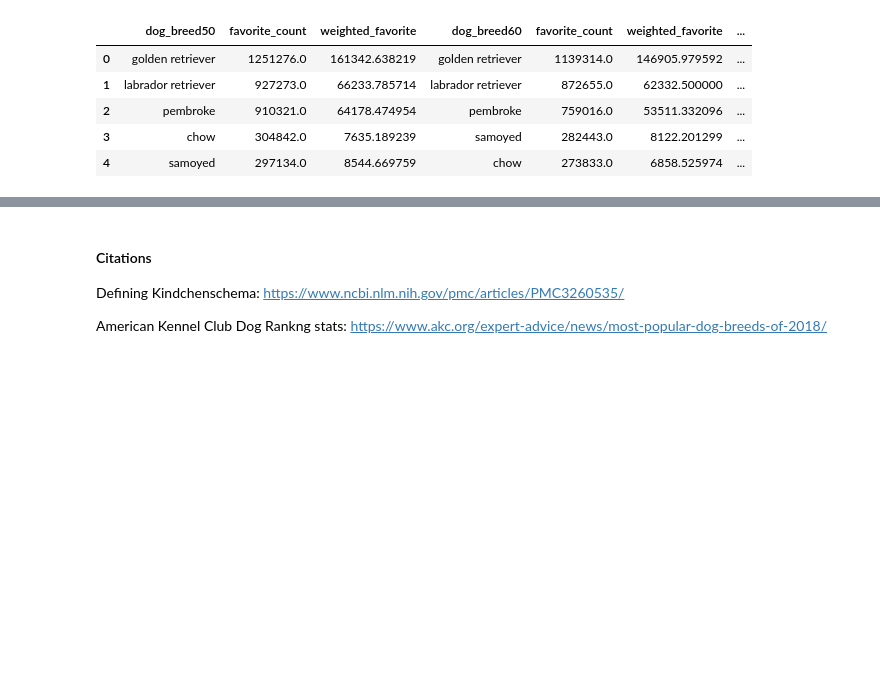
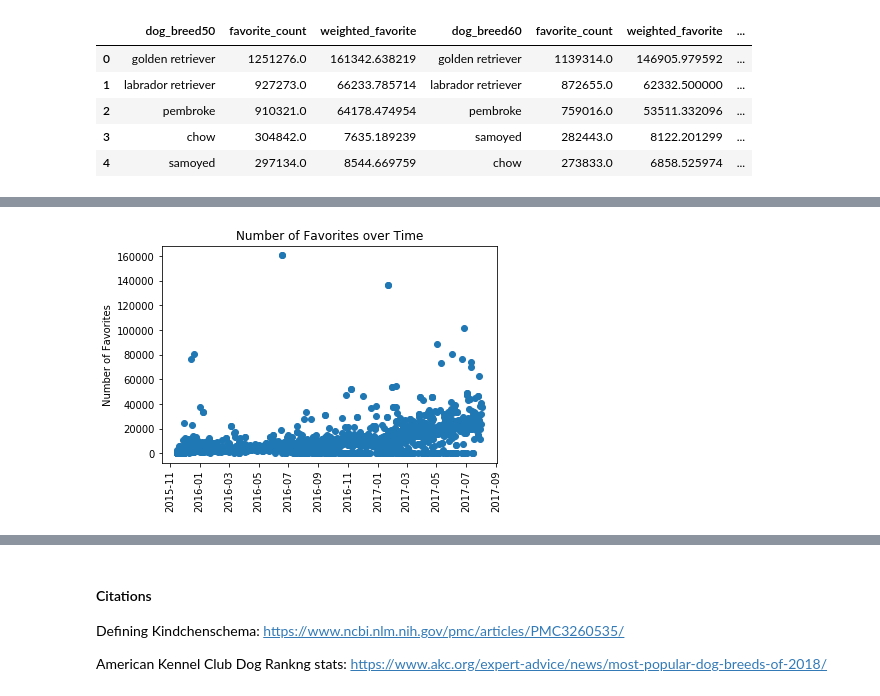
Before and after one commit to jmlam/Ud-Data-Wrangle, a Jupyter notebook: WeRateDogs/wrangle_act.ipynb, the cells around one changed output, grey strips where cells are left out. Drawn from its saved outputs; the diff is of its cells as text; code cells hidden in the pictures; blank space fills up the shorter version.

Commit message:
Finished Analysis of Breeds by weight and date time. breeds CONTAINS BUG

```diff
--- a/WeRateDogs/wrangle_act.ipynb
+++ b/WeRateDogs/wrangle_act.ipynb
@@ -1308,0 +1514,8 @@ weg
+# %%
+dates = matplotlib.dates.date2num(twitter_archive_master.timestamp)
+plt.plot_date(dates, (twitter_archive_master.favorite_count))
+plt.setp(plt.gca().xaxis.get_majorticklabels(), 'rotation', 90)
+plt.title('Number of Favorites over Time')
+plt.ylabel('Number of Favorites');
+# %% [output]
+[figure, added]
```
Also changed, not shown: parts of 10 cells of this notebook.
